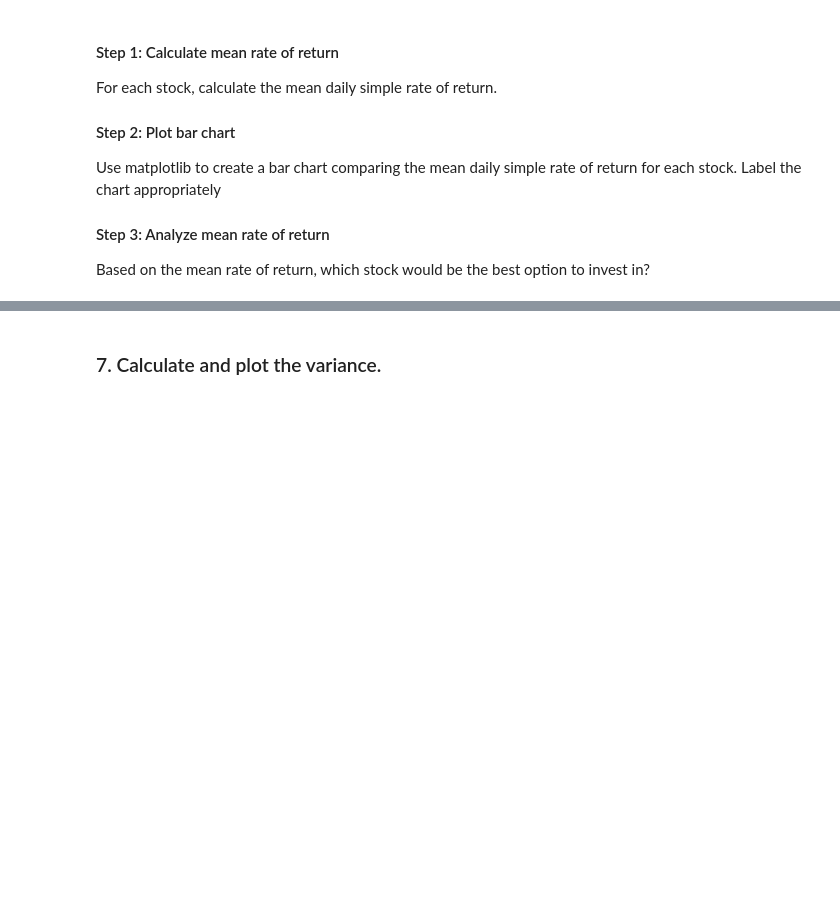
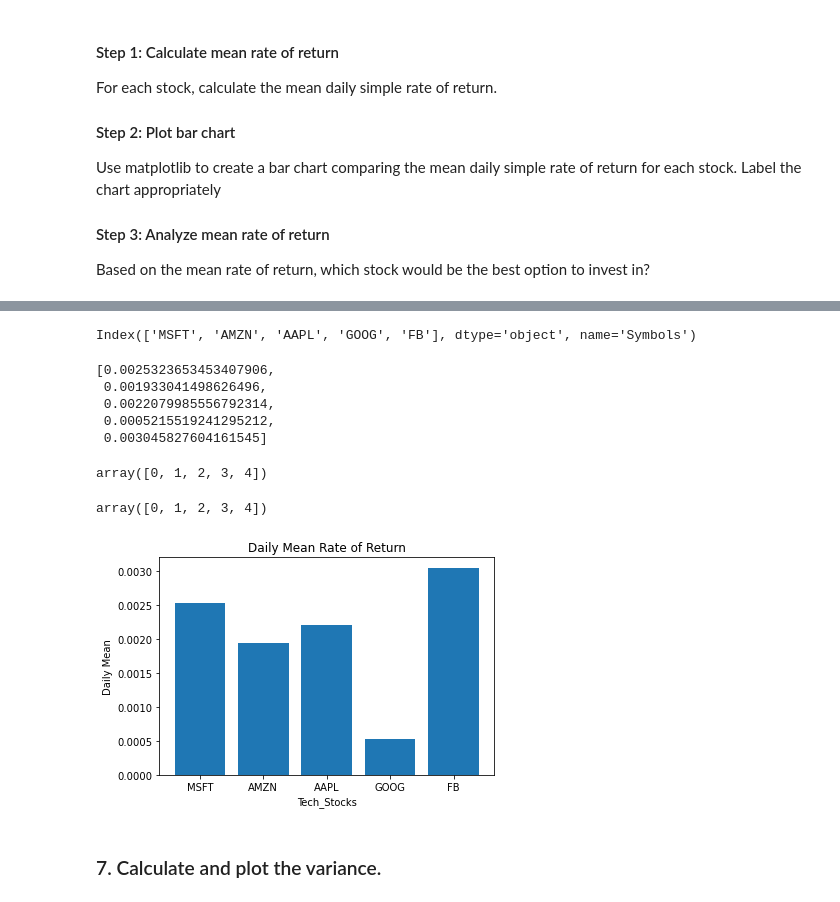
Before and after one commit to gabrielatijerina/codecademy-projects, a Jupyter notebook: visualizing_tech_stocks.ipynb, the cells around one changed output, grey strips where cells are left out. Drawn from its saved outputs; the diff is of its cells as text; code cells hidden in the pictures; blank space fills up the shorter version.

```diff
--- a/visualizing_tech_stocks.ipynb
+++ b/visualizing_tech_stocks.ipynb
@@ -111,0 +131,5 @@ Facebook has the highest mean simple rate of return over the period of data coll
+# %%
+# calculate daily mean
+daily_mean = stock_data_daily_returns.mean()
+
+daily_mean
@@ -112,3 +144,48 @@ Facebook has the highest mean simple rate of return over the period of data coll
+# %%
+# daily mean index for the x axis
+daily_mean.keys()
+# %% [output]
+Index(['MSFT', 'AMZN', 'AAPL', 'GOOG', 'FB'], dtype='object', name='Symbols')
+# %%
+# grab each daily mean value for the y axis
+height = []
+for key in daily_mean.keys():
+    height.append(daily_mean[key])
+height
+# %% [output]
+[0.0025323653453407906,
+ 0.001933041498626496,
+ 0.0022079985556792314,
+ 0.0005215519241295212,
+ 0.003045827604161545]
+# %%
+# arrange keys on x axis based on length
+x_pos = np.arange(len(daily_mean.keys()))
+x_pos
+# %% [output]
+array([0, 1, 2, 3, 4])
+# %%
+# arrange keys on x axis based on length
+x_pos = np.arange(len(daily_mean.keys()))
+x_pos
+# %% [output]
+array([0, 1, 2, 3, 4])
+# %%
+# plot bars
+plt.bar(x_pos, height)
+
+# create names on the x-axis
+plt.xticks(x_pos, daily_mean.keys())
+
+# label chart
+plt.xlabel("Tech_Stocks")
+plt.ylabel("Daily Mean")
+plt.title("Daily Mean Rate of Return")
+
+# show graphic
+plt.show()
+# %% [output]
+[figure, added]
 # %% [markdown]
 ### 7. Calculate and plot the variance.
 # %% [markdown]
```
Also changed, not shown: parts of 4 cells of this notebook.
